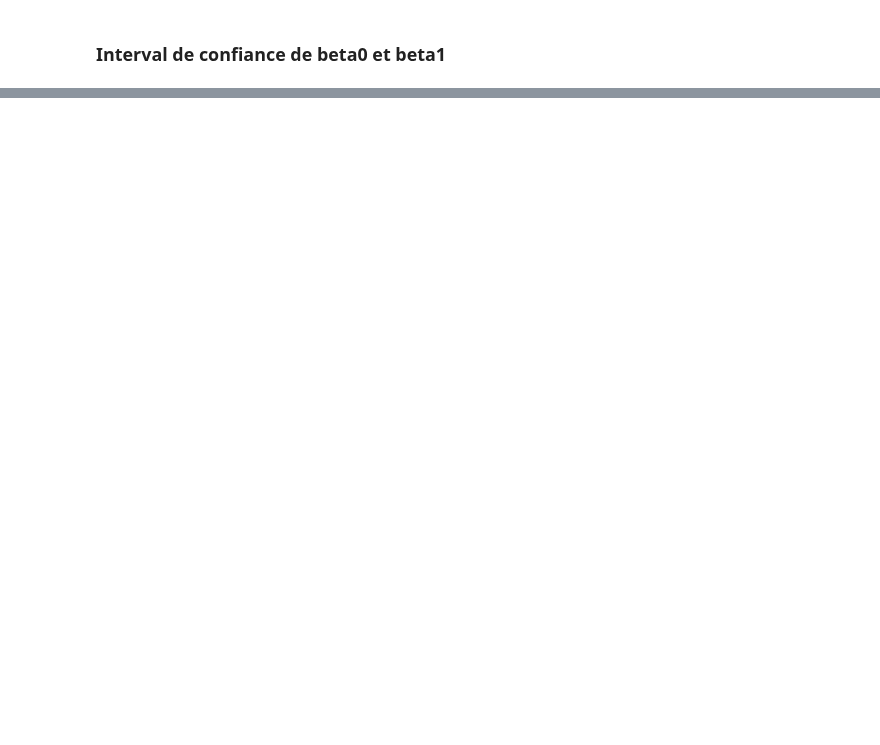
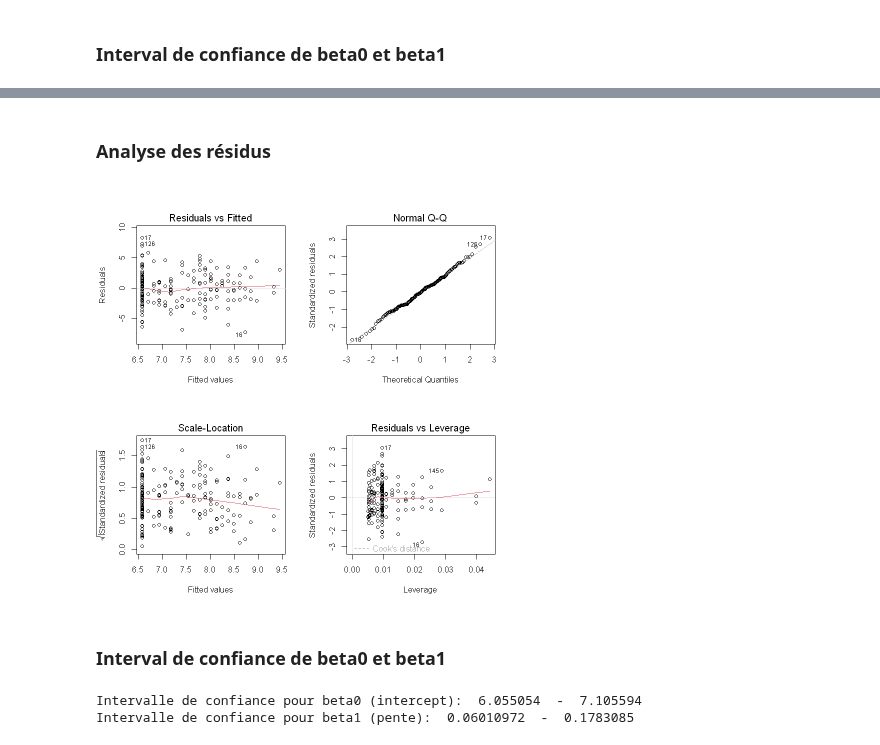
Before and after one commit to loic-hpp/Manage_Data_R, a Jupyter notebook: devoir.ipynb, the cells around one changed output, grey strips where cells are left out. Cells and saved outputs as stored; diff of their text form; code cells hidden in the pictures; blank space fills up the shorter version.

```diff
--- a/devoir.ipynb
+++ b/devoir.ipynb
@@ -196,0 +203,16 @@ cat("Intervalle de confiance pour beta1 : ", conf_int["beta1","2.5 %"], " - ", c
+# %% [markdown]
+### Analyse des résidus
+# %%
+par(mfrow = c(2,2))
+plot(modele4)
+# %% [output]
+[figure, added]
+# %% [markdown]
+### Interval de confiance de beta0 et beta1
+# %%
+conf_int <- confint(modele4)
+cat("Intervalle de confiance pour beta0 (intercept): ", conf_int["(Intercept)","2.5 %"], " - ", conf_int["(Intercept)","97.5 %"], "\n")
+cat("Intervalle de confiance pour beta1 (pente): ", conf_int["X2","2.5 %"], " - ", conf_int["X2","97.5 %"], "\n")
+# %% [output]
+Intervalle de confiance pour beta0 (intercept):  6.055054  -  7.105594
+Intervalle de confiance pour beta1 (pente):  0.06010972  -  0.1783085
```
Also changed, not shown: parts of 77 cells of this notebook.
